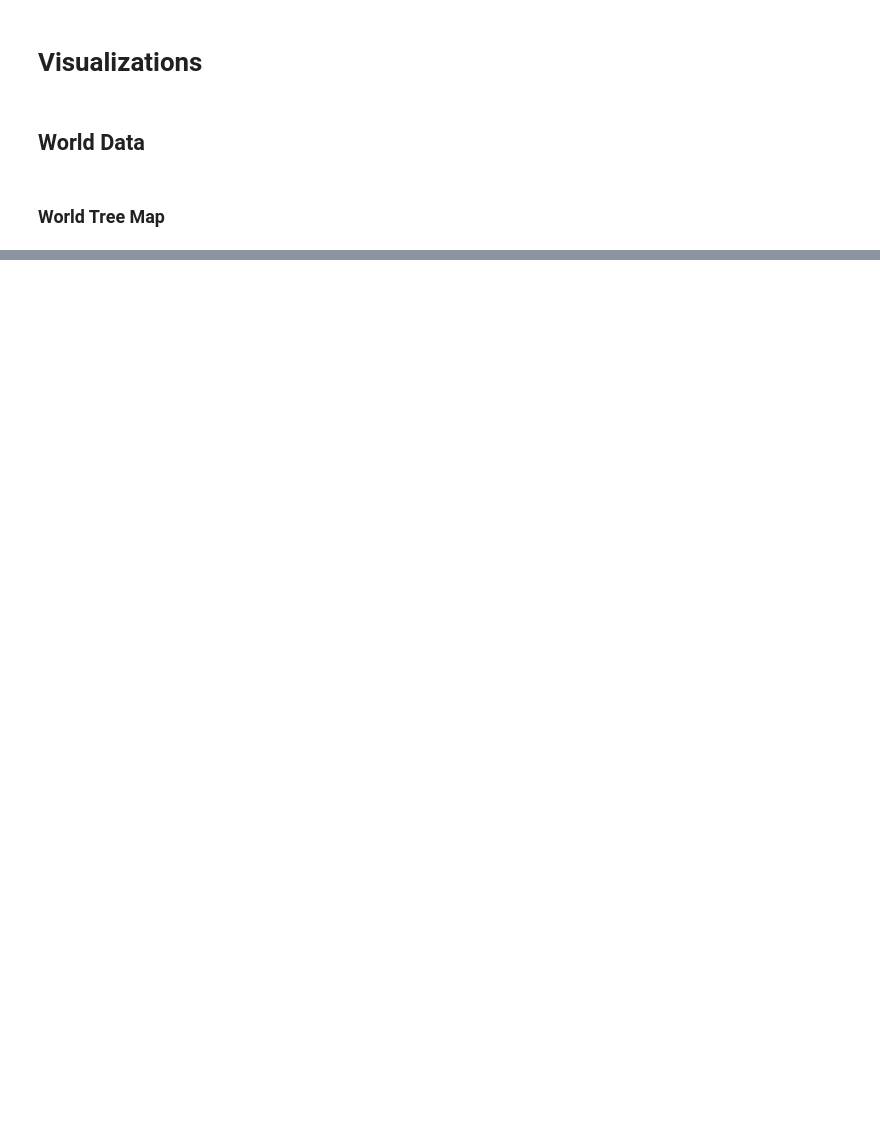
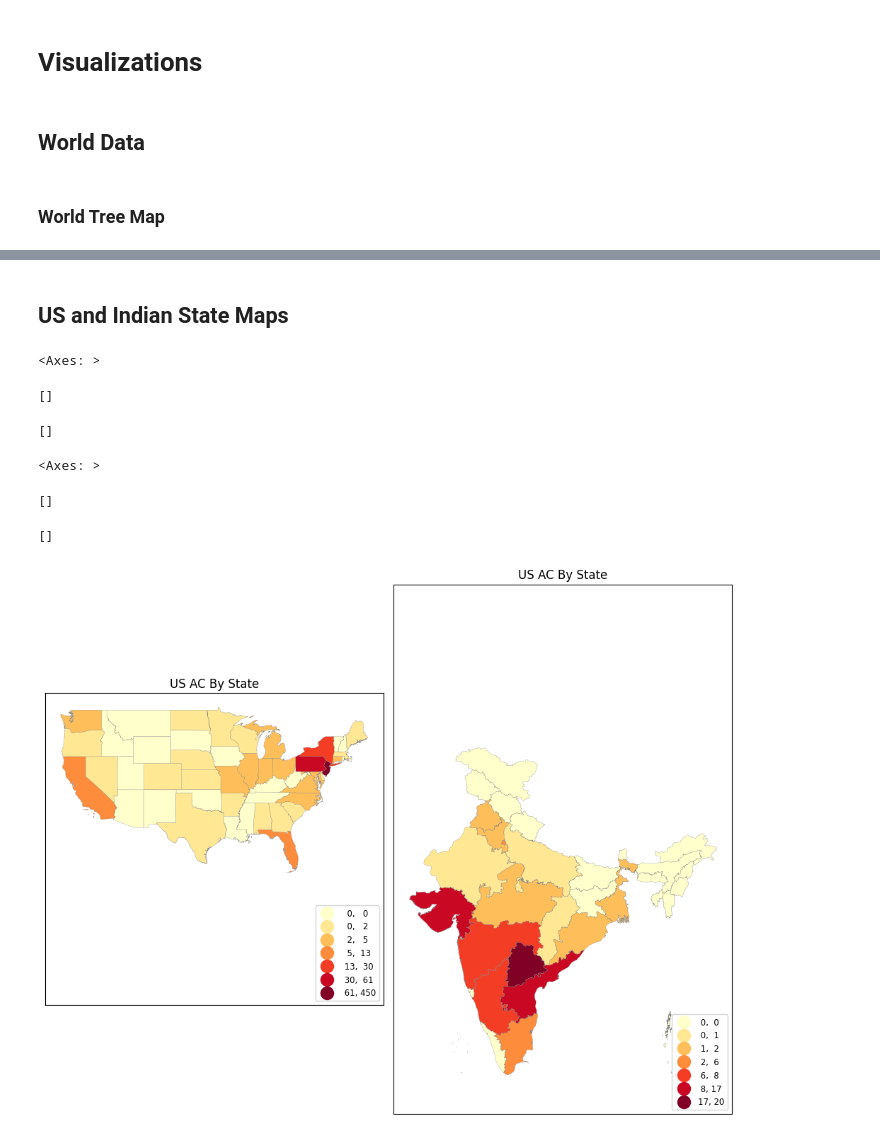
Before and after one commit to ewattudo/gis, a Jupyter notebook: PS2.ipynb, the cells around one changed output, grey strips where cells are left out. Drawn from its saved outputs; the diff is of its cells as text; code cells hidden in the pictures; blank space fills up the shorter version.

Commit message:
Finished creation of state-level disaggregation for the two biggest countries - US and India. Need to work on the design.

```diff
--- a/PS2.ipynb
+++ b/PS2.ipynb
@@ -218,0 +252,3 @@ print(India.ST_NM.unique())
+# %%
+#renaming for merge
+India = India.rename(columns={'ST_NM':'State'})
@@ -218,0 +261,2 @@ print(India.ST_NM.unique())
+# %%
+InApp = pd.read_csv('India.csv')
@@ -218,0 +265,4 @@ print(India.ST_NM.unique())
+# %%
+#Merging US Map with US AC Data
+INACMAP = pd.merge(India, InApp, on='State',how='outer',indicator=True)
+INACMAP[['State','Total','_merge']]
@@ -219,3 +287,6 @@ print(India.ST_NM.unique())
+# %%
+#Need to get rid of the NaNs
+INACMAP['Total'] = INACMAP['Total'].fillna(0)
 # %% [markdown]
 # Visualizations
 # %% [markdown]
@@ -325,3 +397,27 @@ fig.show()
 # %% [output]
 [interactive output not drawn]
 [interactive output not drawn]
+# %% [markdown]
+## US and Indian State Maps
+# %%
+#side-by-side: subplots 1row,2col; then just axs[0] and axs[1]
+fig, axs = plt.subplots(1,2, figsize=(10,10),sharey=True, tight_layout=True)
+LOWERACMAP.plot(ax=axs[0],column='Total',legend=True,cmap='YlOrRd',scheme='natural_breaks',k=7,
+         edgecolor='grey',linewidth=0.2,legend_kwds= {"fmt": "{:,.0f}",
+        'loc':'lower right','title_fontsize':'medium','fontsize':'small','markerscale':1.4}) #
+axs[0].title.set_text("US AC By State")
+axs[0].set_xticks([]); axs[0].set_yticks([])
+
+INACMAP.plot(ax=axs[1],column='Total',legend=True,cmap='YlOrRd',scheme='natural_breaks',k=7,
+         edgecolor='grey',linewidth=0.2,legend_kwds= {"fmt": "{:,.0f}",
+        'loc':'lower right','title_fontsize':'medium','fontsize':'small','markerscale':1.4}) #
+axs[1].title.set_text("US AC By State")
+axs[1].set_xticks([]); axs[1].set_yticks([])
+# %% [output]
+<Axes: >
+[]
+[]
+<Axes: >
+[]
+[]
+[figure, added]
```
Also changed, not shown: parts of 14 cells of this notebook.
